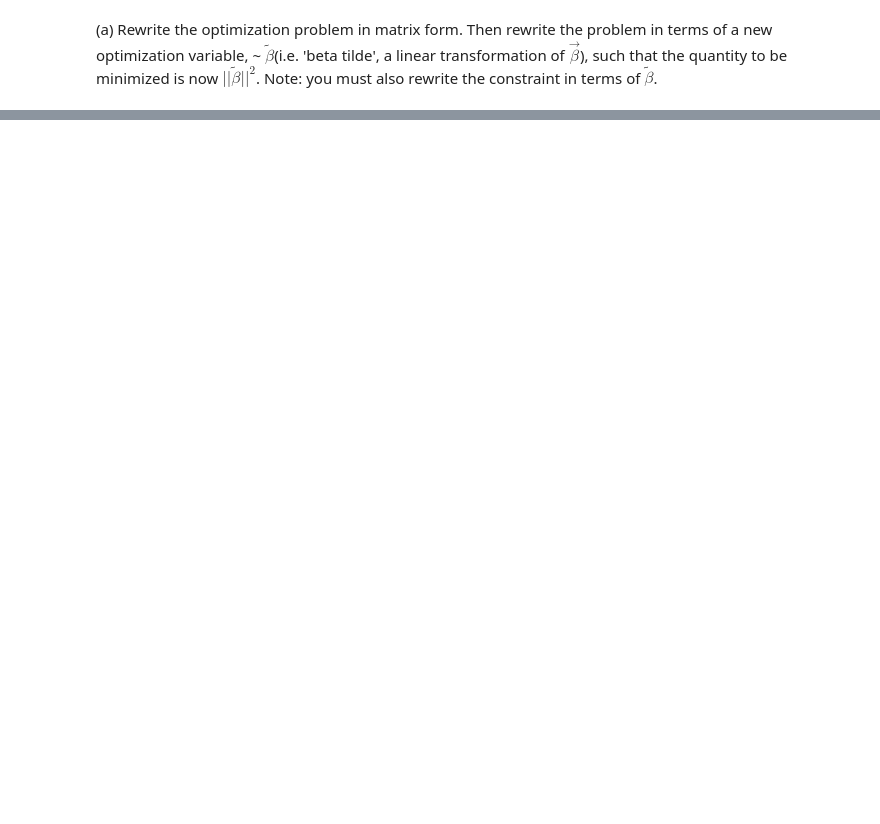
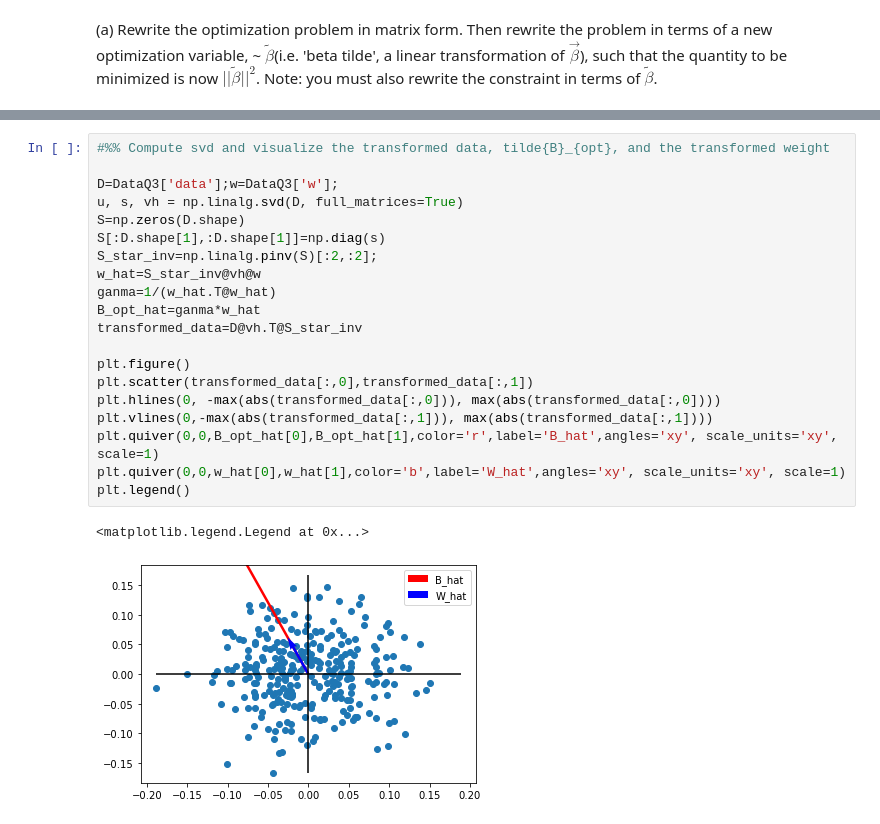
Before and after one commit to AkihitoM/Final-Project, a Jupyter notebook: Final_Project.ipynb, the cells around one changed output, grey strips where cells are left out. Drawn from its saved outputs; the diff is of its cells as text; blank space fills up the shorter version.

```diff
--- a/Final_Project.ipynb
+++ b/Final_Project.ipynb
@@ -350,0 +438,23 @@ a new optimization variable, ~ $\tilde{\beta}$(i.e. 'beta tilde', a linear trans
+# %%
+#%% Compute svd and visualize the transformed data, tilde{B}_{opt}, and the transformed weight
+
+D=DataQ3['data'];w=DataQ3['w'];
+u, s, vh = np.linalg.svd(D, full_matrices=True)
+S=np.zeros(D.shape)
+S[:D.shape[1],:D.shape[1]]=np.diag(s)
+S_star_inv=np.linalg.pinv(S)[:2,:2];
+w_hat=S_star_inv@vh@w
+ganma=1/(w_hat.T@w_hat)
+B_opt_hat=ganma*w_hat
+transformed_data=D@vh.T@S_star_inv
+
+plt.figure()
+plt.scatter(transformed_data[:,0],transformed_data[:,1])
+plt.hlines(0, -max(abs(transformed_data[:,0])), max(abs(transformed_data[:,0])))
+plt.vlines(0,-max(abs(transformed_data[:,1])), max(abs(transformed_data[:,1])))
+plt.quiver(0,0,B_opt_hat[0],B_opt_hat[1],color='r',label='B_hat',angles='xy', scale_units='xy', scale=1)
+plt.quiver(0,0,w_hat[0],w_hat[1],color='b',label='W_hat',angles='xy', scale_units='xy', scale=1)
+plt.legend()
+# %% [output]
+<matplotlib.legend.Legend at 0x...>
+[figure, added]
```
Also changed, not shown: parts of 78 cells of this notebook.
